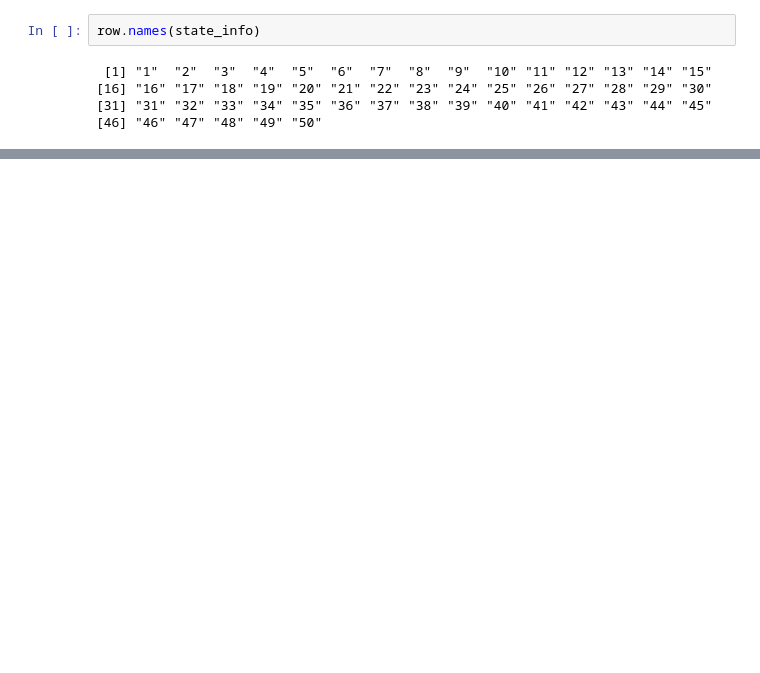
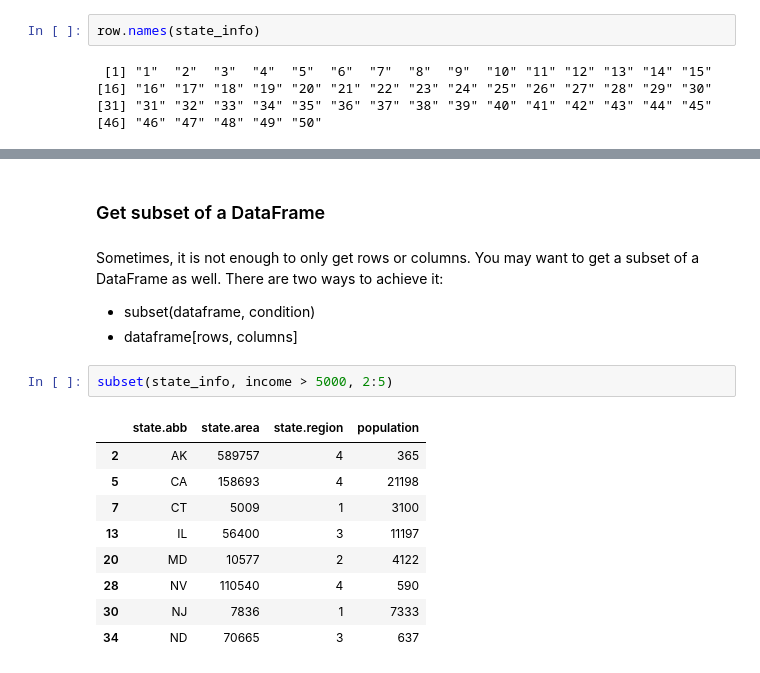
Before and after one commit to mukerong/Toolkit, a Jupyter notebook: R/R-Basics.ipynb, the cells around one changed output, grey strips where cells are left out. Cells and saved outputs as stored; diff of their text form; blank space fills up the shorter version.

```diff
--- a/R/R-Basics.ipynb
+++ b/R/R-Basics.ipynb
@@ -142,0 +195,19 @@ row.names(state_info) <- c()
+# %% [markdown]
+### Get subset of a DataFrame
+# %% [markdown]
+Sometimes, it is not enough to only get rows or columns. You may want to get a subset of a DataFrame as well. There are two ways to achieve it:
+
+* subset(dataframe, condition)
+* dataframe[rows, columns]
+# %%
+subset(state_info, income > 5000, 2:5)
+# %% [output]
+|  | state.abb | state.area | state.region | population |
+| 2 | AK | 589757 | 4 | 365 |
+| 5 | CA | 158693 | 4 | 21198 |
+| 7 | CT | 5009 | 1 | 3100 |
+| 13 | IL | 56400 | 3 | 11197 |
+| 20 | MD | 10577 | 2 | 4122 |
+| 28 | NV | 110540 | 4 | 590 |
+| 30 | NJ | 7836 | 1 | 7333 |
+| 34 | ND | 70665 | 3 | 637 |
```
Also changed, not shown: parts of 15 cells of this notebook.
